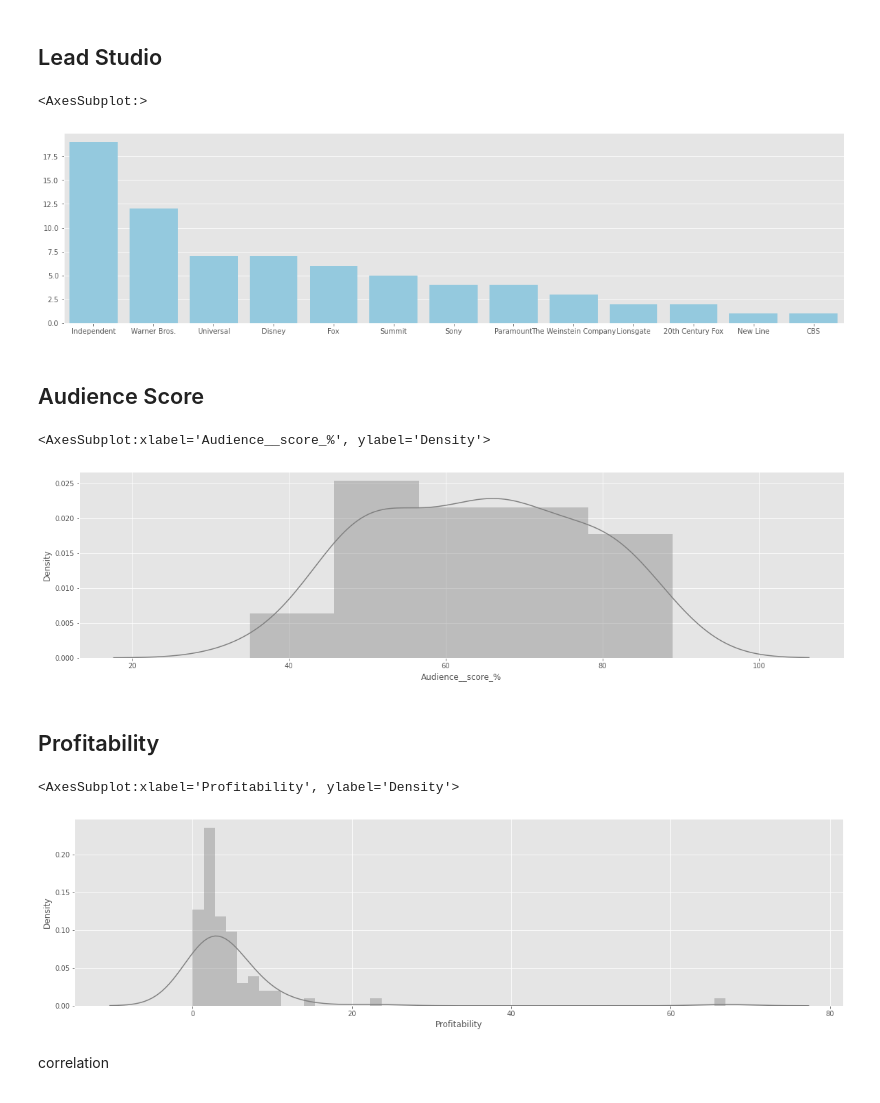
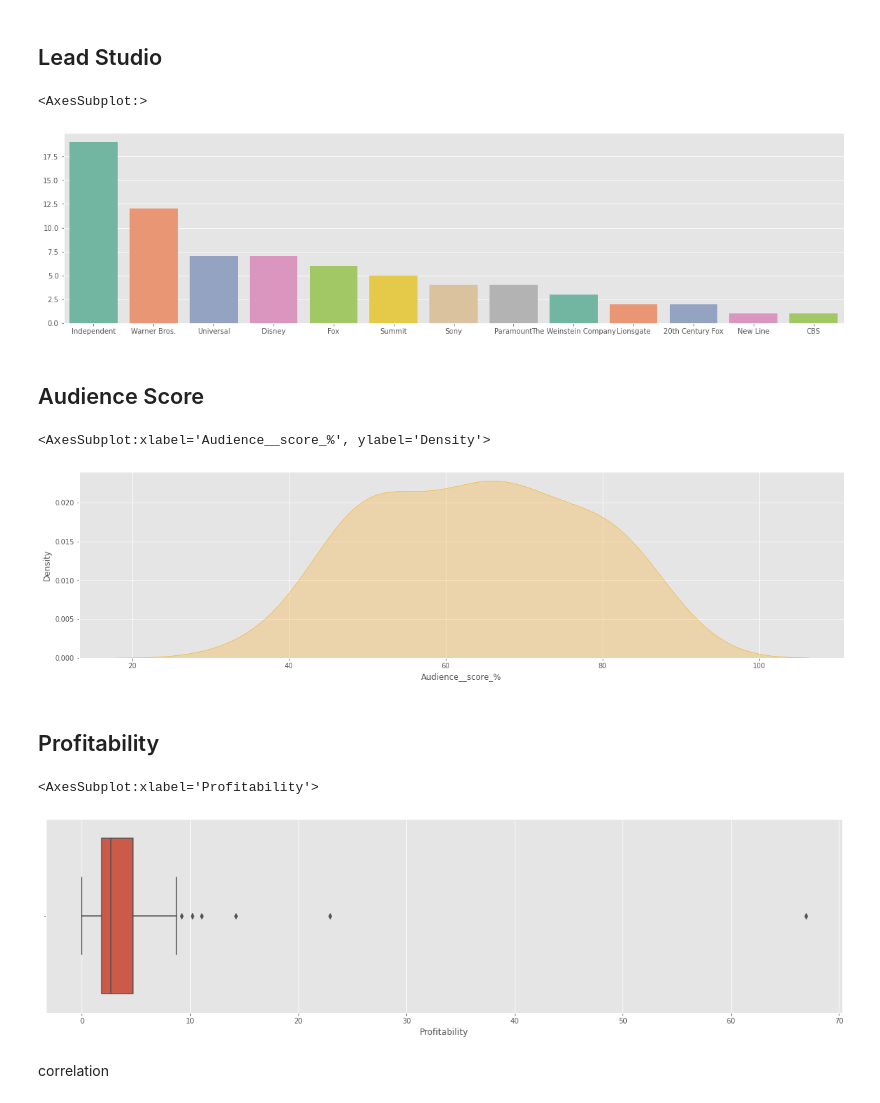
Before and after one commit to MarsSeo/kaggle, a Jupyter notebook: simple-visualization-with-animation-hollywood-data.ipynb, the cells around one changed output. Saved outputs shown, nothing was run; the diff lists cells and outputs as text; code cells hidden in the pictures.

```diff
--- a/simple-visualization-with-animation-hollywood-data.ipynb
+++ b/simple-visualization-with-animation-hollywood-data.ipynb
@@ -103,26 +103,27 @@ sns.barplot(x=genre.index,y=genre.values, palette = "ch:30")
 studio = stories.Lead_Studio.value_counts()
 # %%
 plt.figure(figsize=(20,5))
-sns.barplot(x=studio.index,y=studio.values, color='skyblue')
+sns.barplot(x=studio.index,y=studio.values, palette = 'Set2')
 # %% [output]
 <AxesSubplot:>
-[figure, old version]
+[figure, new version]
 # %% [markdown]
 ## Audience Score
 # %%
 plt.figure(figsize=(20,5))
-sns.distplot(stories["Audience__score_%"],color='gray')
+sns.kdeplot(stories["Audience__score_%"], shade=True, color='orange')
 # %% [output]
 <AxesSubplot:xlabel='Audience__score_%', ylabel='Density'>
-[figure, old version]
+[figure, new version]
 # %% [markdown]
 ## Profitability
 # %%
 plt.figure(figsize=(20,5))
-sns.distplot(stories["Profitability"],color='gray')
+# sns.distplot(stories["Profitability"])
+sns.boxplot(stories['Profitability'])
 # %% [output]
-<AxesSubplot:xlabel='Profitability', ylabel='Density'>
+<AxesSubplot:xlabel='Profitability'>
-[figure, old version]
+[figure, new version]
 # %% [markdown]
 correlation
 # %%
```
Also changed, not shown: parts of 4 cells of this notebook.
